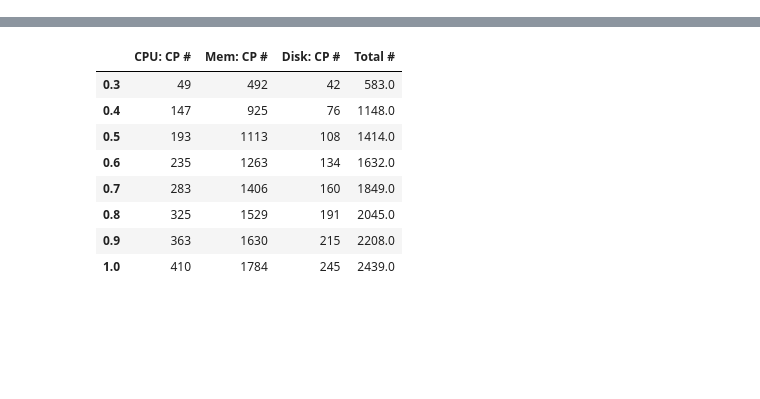
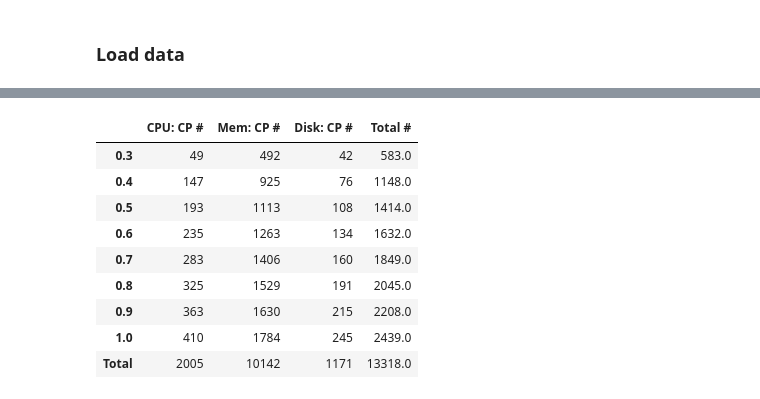
Before and after one commit to ZhaoNeil/cloud-performance-variability-prediction, a Jupyter notebook: CPD_counts.ipynb, the cells around one changed output, grey strips where cells are left out. Saved outputs shown, nothing was run; the diff lists cells and outputs as text; code cells hidden in the pictures; blank space fills up the shorter version.

```diff
--- a/CPD_counts.ipynb
+++ b/CPD_counts.ipynb
@@ -1,4 +1,6 @@
 # %%
 import os
 import pandas as pd
+# %% [markdown]
+### Load data ###
 # %%
@@ -58,23 +59,25 @@ Loading: ./Disk_results/indiv-0.60
 # %%
 count_df = pd.DataFrame(columns=["CPU: CP #", "Mem: CP #", "Disk: CP #"])
 for lthreshold in cpd["CPU"]["indiv"]["lthreshold"].sort_values().unique():
     cpu_cpd_c = len(cpd["CPU"]["indiv"][(cpd["CPU"]["indiv"]["lthreshold"] == lthreshold)])
 
     mem_cpd_c = len(cpd["Memory"]["indiv"][(cpd["Memory"]["indiv"]["lthreshold"] == lthreshold)])
 
     disk_cpd_c = len(cpd["Disk"]["indiv"][(cpd["Disk"]["indiv"]["lthreshold"] == lthreshold)])
 
     count_df.loc[lthreshold] = (cpu_cpd_c, mem_cpd_c, disk_cpd_c)
 
-count_df["Total #"] = count_df.sum(axis=1)
+count_df["Total #"] = count_df.sum(1)
+count_df.loc['Total',:] = count_df.sum(0)
 display(count_df)
 # %% [output]
 |  | CPU: CP # | Mem: CP # | Disk: CP # | Total # |
 | 0.3 | 49 | 492 | 42 | 583.0 |
 | 0.4 | 147 | 925 | 76 | 1148.0 |
 | 0.5 | 193 | 1113 | 108 | 1414.0 |
 | 0.6 | 235 | 1263 | 134 | 1632.0 |
 | 0.7 | 283 | 1406 | 160 | 1849.0 |
 | 0.8 | 325 | 1529 | 191 | 2045.0 |
 | 0.9 | 363 | 1630 | 215 | 2208.0 |
 | 1.0 | 410 | 1784 | 245 | 2439.0 |
+| Total | 2005 | 10142 | 1171 | 13318.0 |
```
Also changed, not shown: parts of 8 cells of this notebook.
